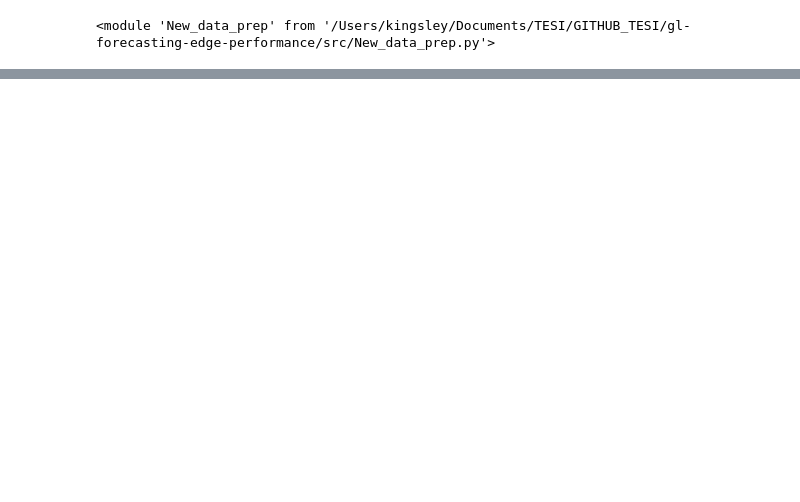
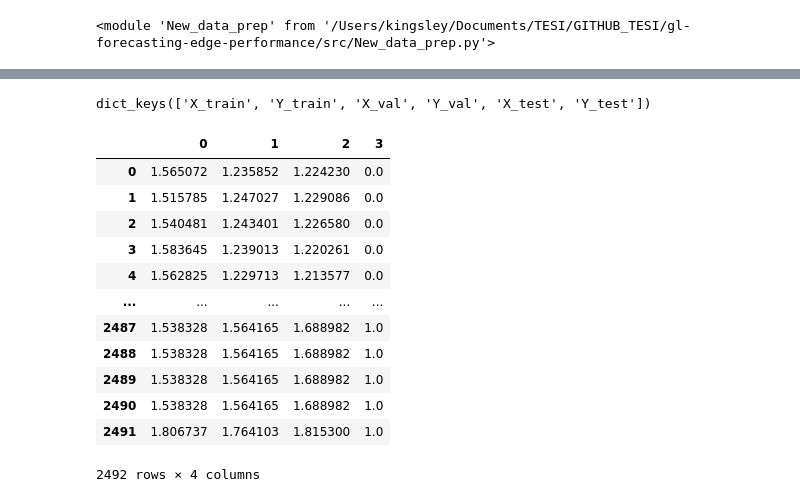
Before and after one commit to unimib-datAI/gl-forecasting-edge-performance, a Jupyter notebook: src/TEST_PREPARE_DATA.ipynb, the cells around one changed output, grey strips where cells are left out. Saved outputs shown, nothing was run; the diff lists cells and outputs as text; code cells hidden in the pictures; blank space fills up the shorter version.

```diff
--- a/src/TEST_PREPARE_DATA.ipynb
+++ b/src/TEST_PREPARE_DATA.ipynb
@@ -93,0 +130,29 @@ Total Rows         2544        346         432
+# %%
+print(data.keys())
+# %% [output]
+dict_keys(['X_train', 'Y_train', 'X_val', 'Y_val', 'X_test', 'Y_test'])
+# %%
+Y_train= data["Y_train"]
+# %%
+import numpy as np
+
+Y_train = np.array(Y_train)
+# %%
+Y_flat = Y_train.reshape(Y_train.shape[0], -1)
+df_Y = pd.DataFrame(Y_flat)
+# %%
+df_Y
+# %% [output]
+|  | 0 | 1 | 2 | 3 |
+| 0 | 1.565072 | 1.235852 | 1.224230 | 0.0 |
+| 1 | 1.515785 | 1.247027 | 1.229086 | 0.0 |
+| 2 | 1.540481 | 1.243401 | 1.226580 | 0.0 |
+| 3 | 1.583645 | 1.239013 | 1.220261 | 0.0 |
+| 4 | 1.562825 | 1.229713 | 1.213577 | 0.0 |
+| ... | ... | ... | ... | ... |
+| 2487 | 1.538328 | 1.564165 | 1.688982 | 1.0 |
+| 2488 | 1.538328 | 1.564165 | 1.688982 | 1.0 |
+| 2489 | 1.538328 | 1.564165 | 1.688982 | 1.0 |
+| 2490 | 1.538328 | 1.564165 | 1.688982 | 1.0 |
+| 2491 | 1.806737 | 1.764103 | 1.815300 | 1.0 |
+2492 rows × 4 columns
```
Also changed, not shown: parts of 21 cells of this notebook, 20 other files.
